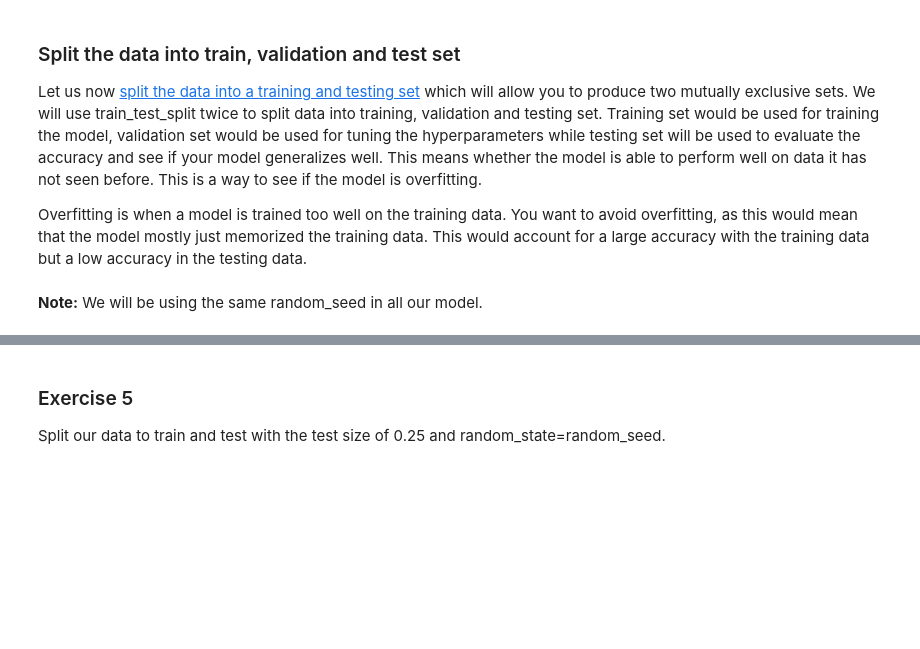
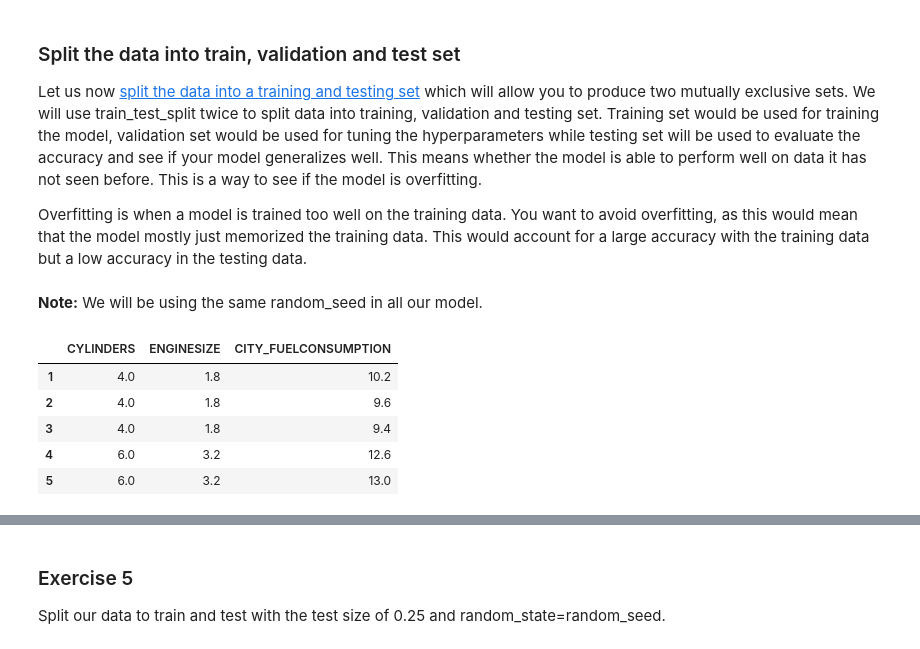
Before and after one commit to asheeshcric/fuse-ai, a Jupyter notebook: Assignments/2.2 Supervised-ML.ipynb, the cells around one changed output, grey strips where cells are left out. Saved outputs shown, nothing was run; the diff lists cells and outputs as text; code cells hidden in the pictures; blank space fills up the shorter version.

```diff
--- a/Assignments/2.2 Supervised-ML.ipynb
+++ b/Assignments/2.2 Supervised-ML.ipynb
@@ -262,3 +263,15 @@ Overfitting is when a model is trained too well on the training data. You want t
 # %%
 # Run this cell to set a uniform random_seed
 random_seed = 7
+# %%
+X = X.drop('CO2EMISSIONS', axis=1)
+# %%
+# Feature set
+X.head()
+# %% [output]
+|  | CYLINDERS | ENGINESIZE | CITY_FUELCONSUMPTION |
+| 1 | 4.0 | 1.8 | 10.2 |
+| 2 | 4.0 | 1.8 | 9.6 |
+| 3 | 4.0 | 1.8 | 9.4 |
+| 4 | 6.0 | 3.2 | 12.6 |
+| 5 | 6.0 | 3.2 | 13.0 |
```
Also changed, not shown: parts of 15 cells of this notebook.
